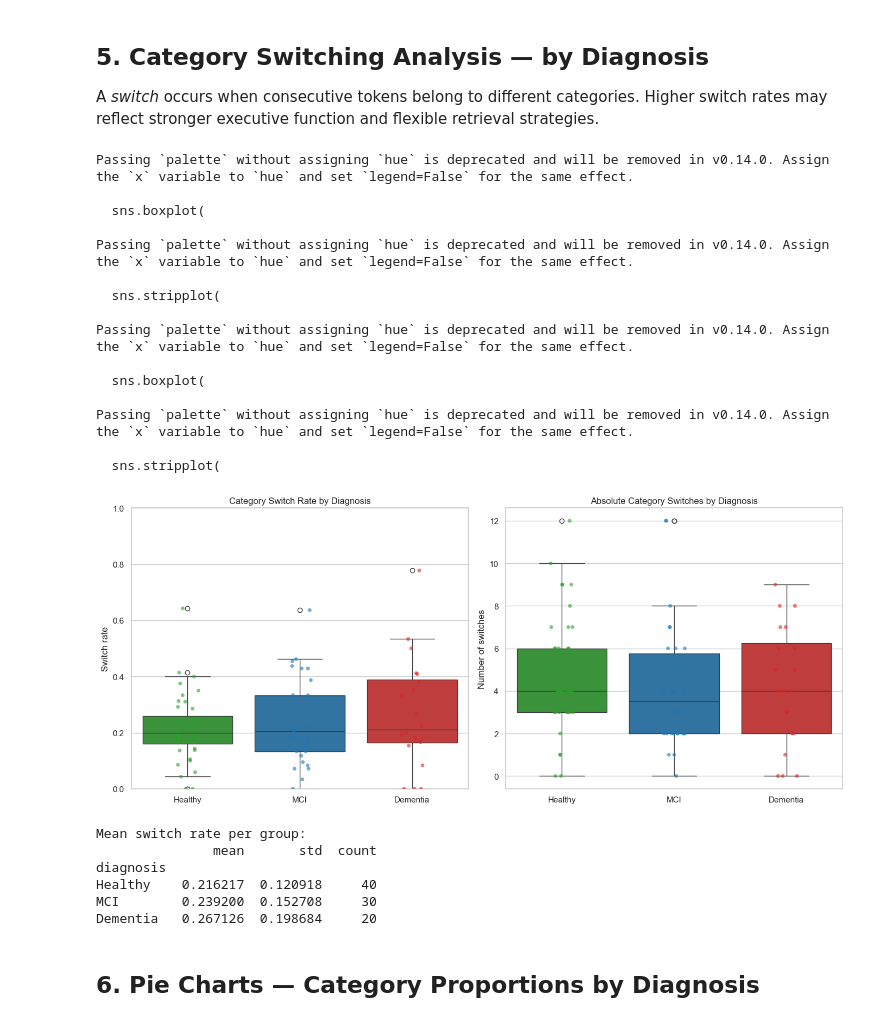
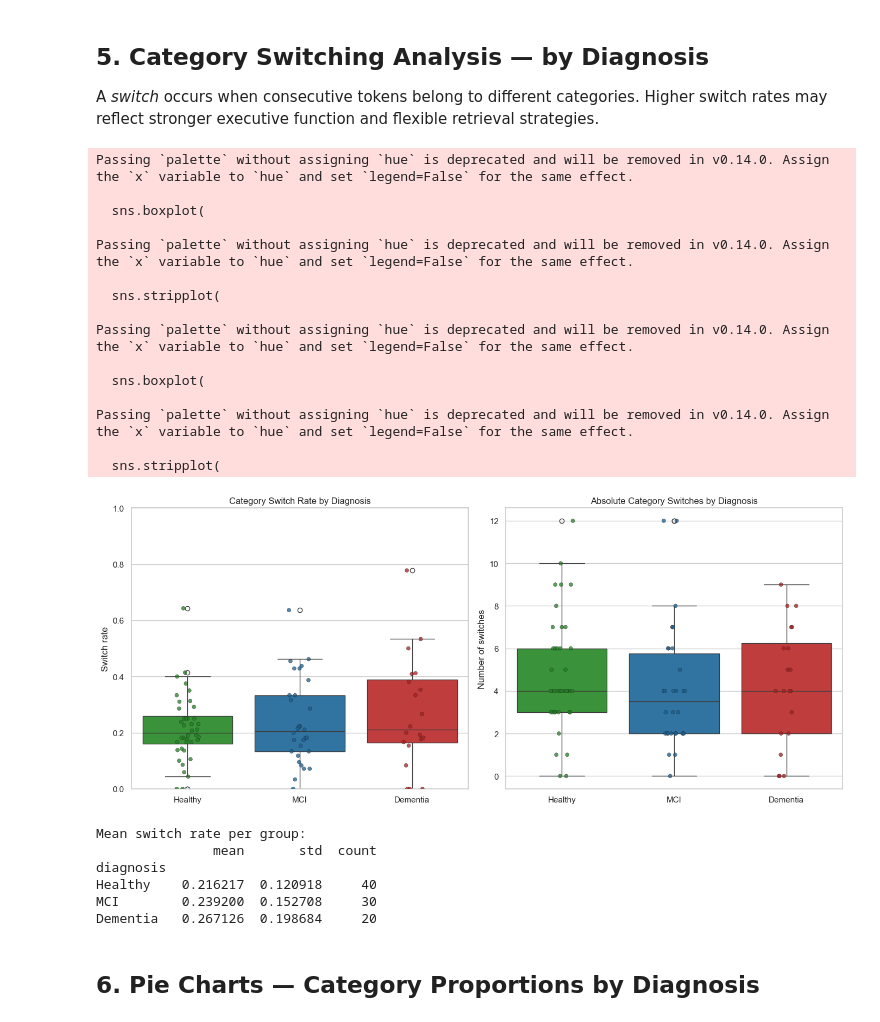
Before and after one commit to bentindal/cognospeak-pft-sft-pauses-data-analysis, a Jupyter notebook: sft_category_analysis.ipynb, the cells around one changed output. Drawn from its saved outputs; the diff is of its cells as text; code cells hidden in the pictures.

```diff
--- a/sft_category_analysis.ipynb
+++ b/sft_category_analysis.ipynb
@@ -319,6 +319,18 @@ switch_df["diagnosis"] = switch_df["recording"].map(
 )
 switch_df["diagnosis"] = pd.Categorical(switch_df["diagnosis"], categories=DIAG_ORDER, ordered=True)
 
+# Slightly darker colors for dots so they stand out
+import colorsys
+from matplotlib.colors import to_rgb
+
+def _darken(color, amount=0.85):
+    r, g, b = to_rgb(color)
+    h, l, s = colorsys.rgb_to_hls(r, g, b)
+    l = max(0, min(1, l * amount))
+    return colorsys.hls_to_rgb(h, l, s)
+
+_strip_palette = {d: _darken(DIAG_COLORS[d], amount=0.80) for d in DIAG_ORDER}
+
 fig, axes = plt.subplots(1, 2, figsize=(14, 6))
 
 sns.boxplot(
@@ -327,8 +339,9 @@ sns.boxplot(
 )
 sns.stripplot(
     data=switch_df, x="diagnosis", y="switch_rate",
-    order=DIAG_ORDER, palette=DIAG_COLORS, ax=axes[0],
-    size=5, alpha=0.6, jitter=True,
+    order=DIAG_ORDER, palette=_strip_palette, ax=axes[0],
+    size=5, alpha=0.75, jitter=True,
+    edgecolor="#222", linewidth=0.4,
 )
 axes[0].set_xticklabels([DIAG_LABELS[d] for d in DIAG_ORDER])
 axes[0].set_ylabel("Switch rate")
@@ -342,38 +355,39 @@ sns.boxplot(
 )
 sns.stripplot(
     data=switch_df, x="diagnosis", y="switches",
-    order=DIAG_ORDER, palette=DIAG_COLORS, ax=axes[1],
-    size=5, alpha=0.6, jitter=True,
+    order=DIAG_ORDER, palette=_strip_palette, ax=axes[1],
+    size=5, alpha=0.75, jitter=True,
+    edgecolor="#222", linewidth=0.4,
 )
 axes[1].set_xticklabels([DIAG_LABELS[d] for d in DIAG_ORDER])
 axes[1].set_ylabel("Number of switches")
 axes[1].set_xlabel("")
 axes[1].set_title("Absolute Category Switches by Diagnosis")
 
 plt.tight_layout()
 plt.show()
 
 print("Mean switch rate per group:")
 print(switch_df.groupby("diagnosis", observed=True)["switch_rate"].agg(["mean", "std", "count"]).rename(
     index=DIAG_LABELS
 ))
 # %% [output]
 Passing `palette` without assigning `hue` is deprecated and will be removed in v0.14.0. Assign the `x` variable to `hue` and set `legend=False` for the same effect.
 
   sns.boxplot(
 
 Passing `palette` without assigning `hue` is deprecated and will be removed in v0.14.0. Assign the `x` variable to `hue` and set `legend=False` for the same effect.
 
   sns.stripplot(
 
 Passing `palette` without assigning `hue` is deprecated and will be removed in v0.14.0. Assign the `x` variable to `hue` and set `legend=False` for the same effect.
 
   sns.boxplot(
 
 Passing `palette` without assigning `hue` is deprecated and will be removed in v0.14.0. Assign the `x` variable to `hue` and set `legend=False` for the same effect.
 
   sns.stripplot(
-[figure, old version]
+[figure, new version]
 Mean switch rate per group:
                mean       std  count
 diagnosis
```
